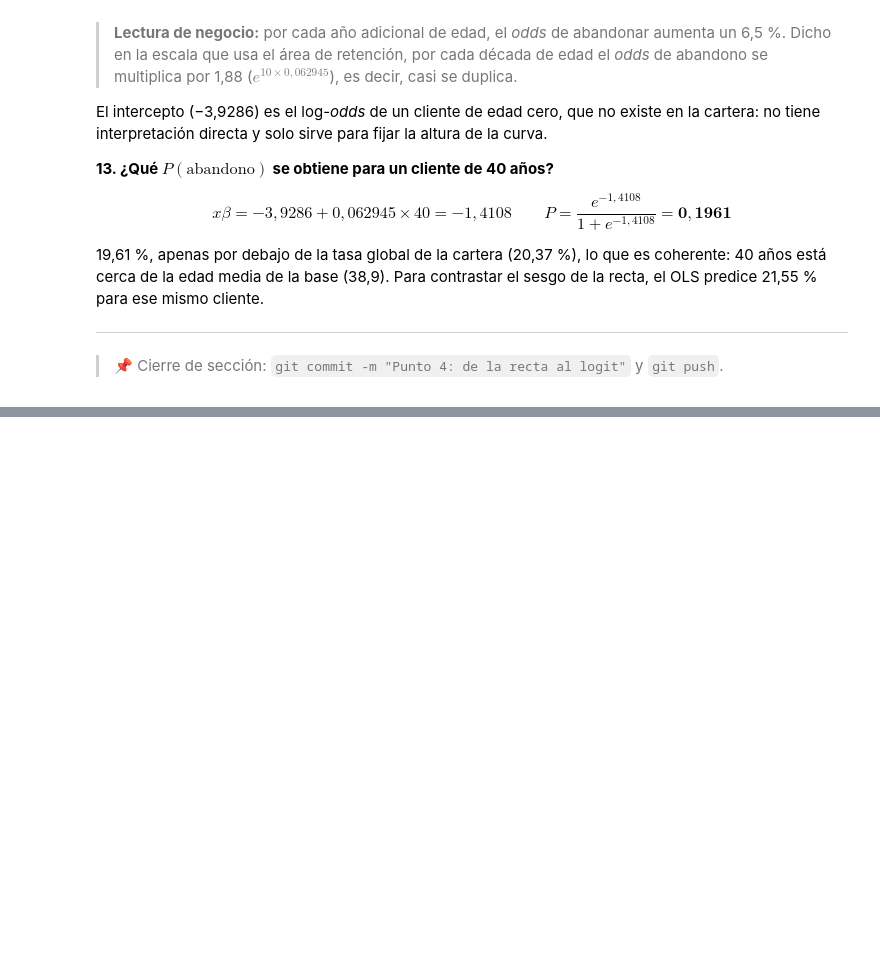
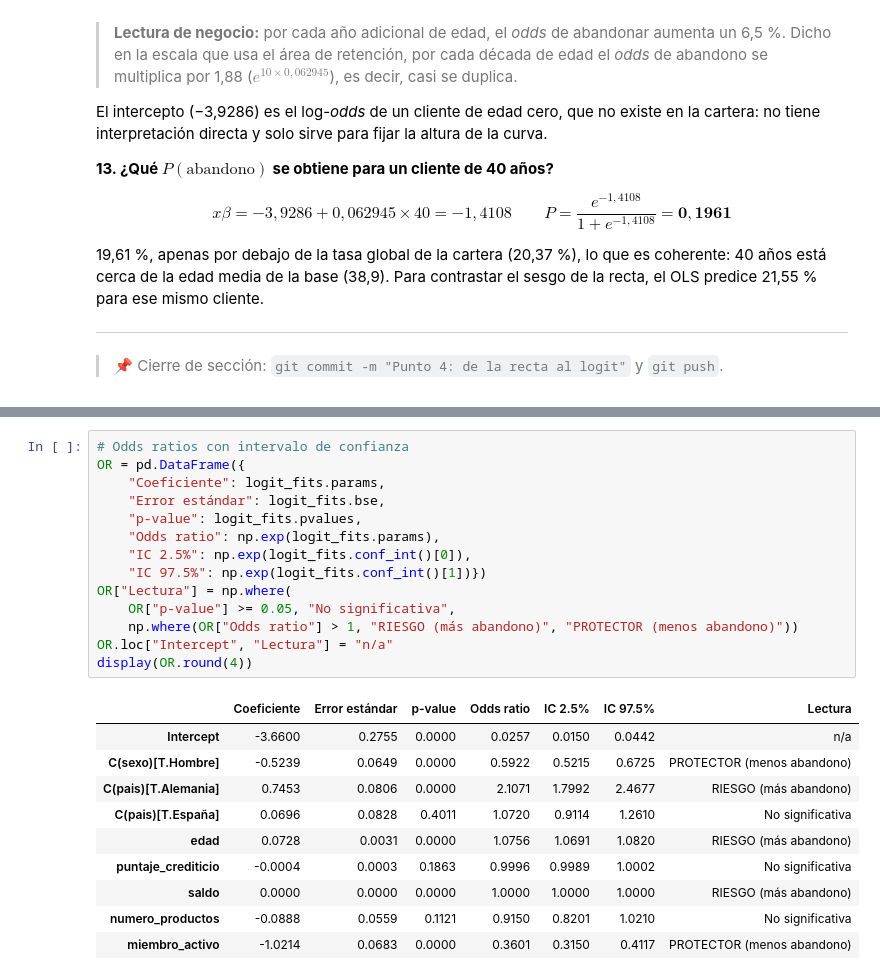
Before and after one commit to PapiNickie/taller-abandono-producto-20262, a Jupyter notebook: Taller_Abandono_Producto_Financiero.ipynb, the cells around one changed output, grey strips where cells are left out. Cells and saved outputs as stored; diff of their text form; blank space fills up the shorter version.

```diff
--- a/Taller_Abandono_Producto_Financiero.ipynb
+++ b/Taller_Abandono_Producto_Financiero.ipynb
@@ -998,0 +1178,25 @@ predice 21,55 % para ese mismo cliente.
+# %%
+# Odds ratios con intervalo de confianza
+OR = pd.DataFrame({
+    "Coeficiente": logit_fits.params,
+    "Error estándar": logit_fits.bse,
+    "p-value": logit_fits.pvalues,
+    "Odds ratio": np.exp(logit_fits.params),
+    "IC 2.5%": np.exp(logit_fits.conf_int()[0]),
+    "IC 97.5%": np.exp(logit_fits.conf_int()[1])})
+OR["Lectura"] = np.where(
+    OR["p-value"] >= 0.05, "No significativa",
+    np.where(OR["Odds ratio"] > 1, "RIESGO (más abandono)", "PROTECTOR (menos abandono)"))
+OR.loc["Intercept", "Lectura"] = "n/a"
+display(OR.round(4))
+# %% [output]
+|  | Coeficiente | Error estándar | p-value | Odds ratio | IC 2.5% | IC 97.5% | Lectura |
+| Intercept | -3.6600 | 0.2755 | 0.0000 | 0.0257 | 0.0150 | 0.0442 | n/a |
+| C(sexo)[T.Hombre] | -0.5239 | 0.0649 | 0.0000 | 0.5922 | 0.5215 | 0.6725 | PROTECTOR (menos abandono) |
+| C(pais)[T.Alemania] | 0.7453 | 0.0806 | 0.0000 | 2.1071 | 1.7992 | 2.4677 | RIESGO (más abandono) |
+| C(pais)[T.España] | 0.0696 | 0.0828 | 0.4011 | 1.0720 | 0.9114 | 1.2610 | No significativa |
+| edad | 0.0728 | 0.0031 | 0.0000 | 1.0756 | 1.0691 | 1.0820 | RIESGO (más abandono) |
+| puntaje_crediticio | -0.0004 | 0.0003 | 0.1863 | 0.9996 | 0.9989 | 1.0002 | No significativa |
+| saldo | 0.0000 | 0.0000 | 0.0000 | 1.0000 | 1.0000 | 1.0000 | RIESGO (más abandono) |
+| numero_productos | -0.0888 | 0.0559 | 0.1121 | 0.9150 | 0.8201 | 1.0210 | No significativa |
+| miembro_activo | -1.0214 | 0.0683 | 0.0000 | 0.3601 | 0.3150 | 0.4117 | PROTECTOR (menos abandono) |
```
Also changed, not shown: parts of 13 cells of this notebook.
